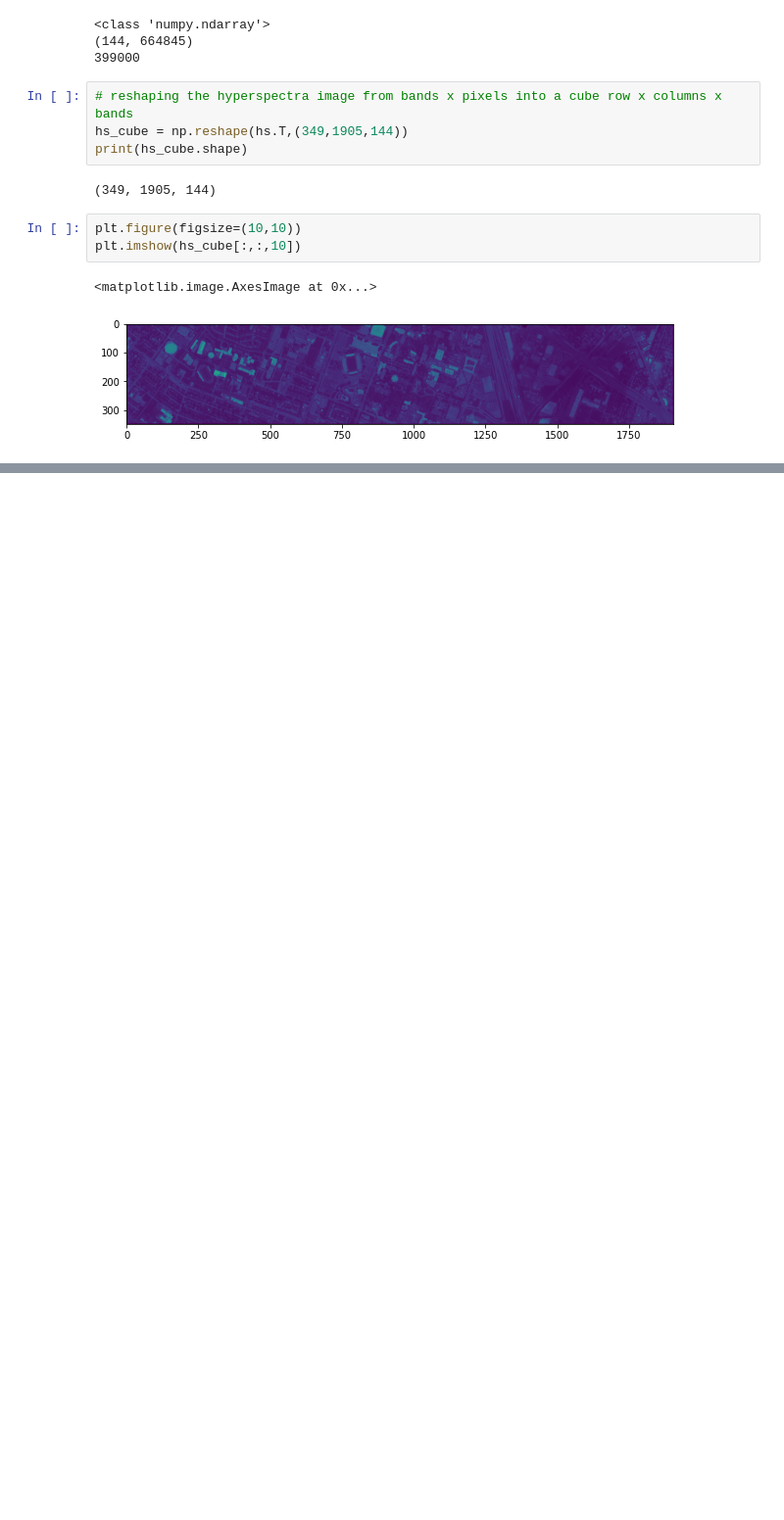
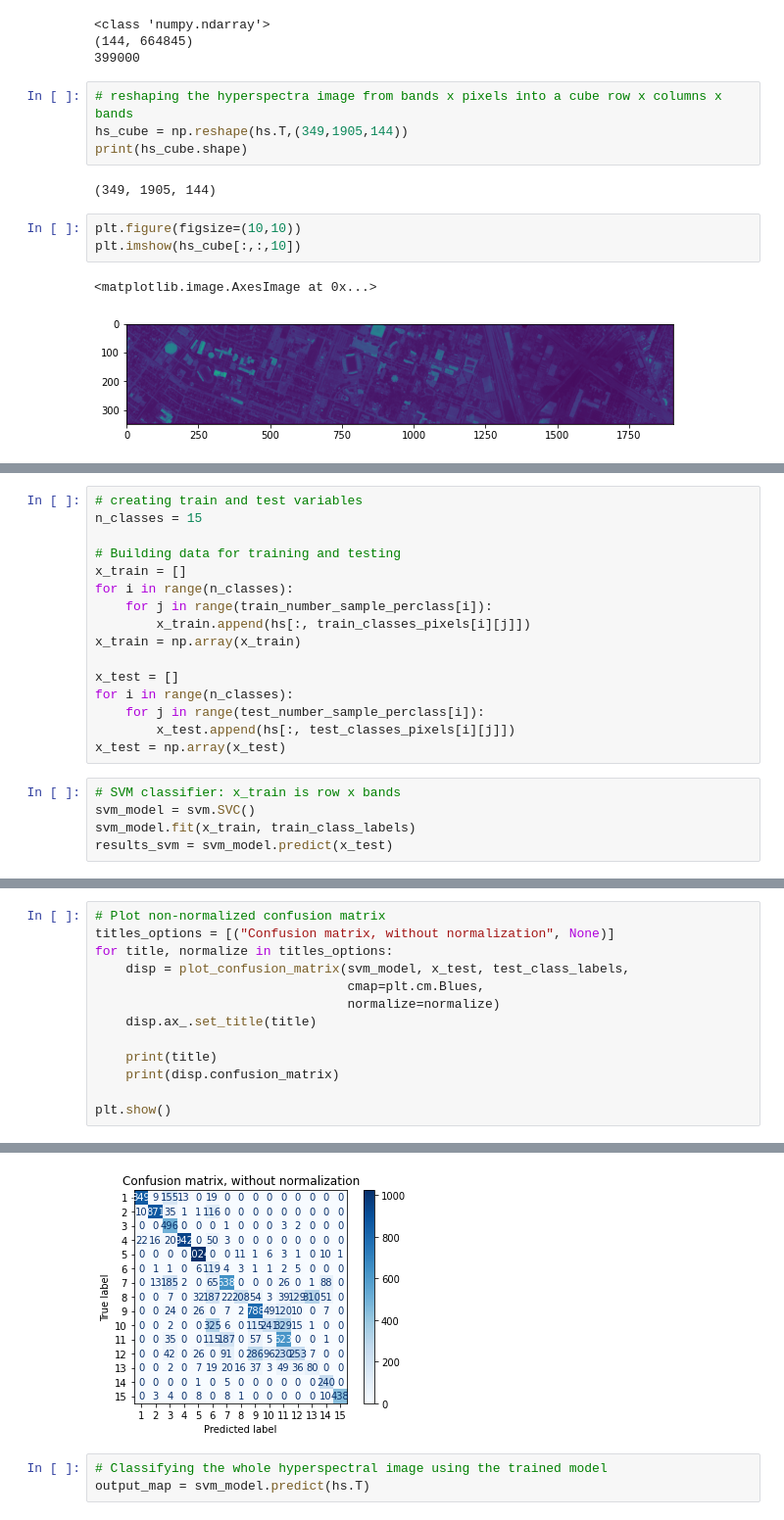
Before and after one commit to CarlosTheran/Python-code-based, a Jupyter notebook: project/hyperspectral_classification.ipynb, the cells around one changed output, grey strips where cells are left out. Shown: that part at 98% size. Cells and saved outputs as stored; diff of their text form; blank space fills up the shorter version.

```diff
--- a/project/hyperspectral_classification.ipynb
+++ b/project/hyperspectral_classification.ipynb
@@ -37,0 +108,21 @@ for ax, image, channel in zip(fig, hs_cube[:,:,(5,50,90,100)], [5,50,90,100]):
+# %%
+# creating train and test variables
+n_classes = 15
+
+# Building data for training and testing
+x_train = []
+for i in range(n_classes):
+    for j in range(train_number_sample_perclass[i]):
+        x_train.append(hs[:, train_classes_pixels[i][j]])
+x_train = np.array(x_train)
+
+x_test = []
+for i in range(n_classes):
+    for j in range(test_number_sample_perclass[i]):
+        x_test.append(hs[:, test_classes_pixels[i][j]])
+x_test = np.array(x_test)
+# %%
+# SVM classifier: x_train is row x bands
+svm_model = svm.SVC()
+svm_model.fit(x_train, train_class_labels)
+results_svm = svm_model.predict(x_test)
@@ -37,0 +150,14 @@ for ax, image, channel in zip(fig, hs_cube[:,:,(5,50,90,100)], [5,50,90,100]):
+# %%
+# Plot non-normalized confusion matrix
+titles_options = [("Confusion matrix, without normalization", None)]
+for title, normalize in titles_options:
+    disp = plot_confusion_matrix(svm_model, x_test, test_class_labels,
+                                 cmap=plt.cm.Blues,
+                                 normalize=normalize)
+    disp.ax_.set_title(title)
+
+    print(title)
+    print(disp.confusion_matrix)
+
+plt.show()
+# %% [output]
@@ -37,0 +181,4 @@ for ax, image, channel in zip(fig, hs_cube[:,:,(5,50,90,100)], [5,50,90,100]):
+[figure, added]
+# %%
+# Classifying the whole hyperspectral image using the trained model
+output_map = svm_model.predict(hs.T)
```
Also changed, not shown: parts of 9 cells of this notebook.
